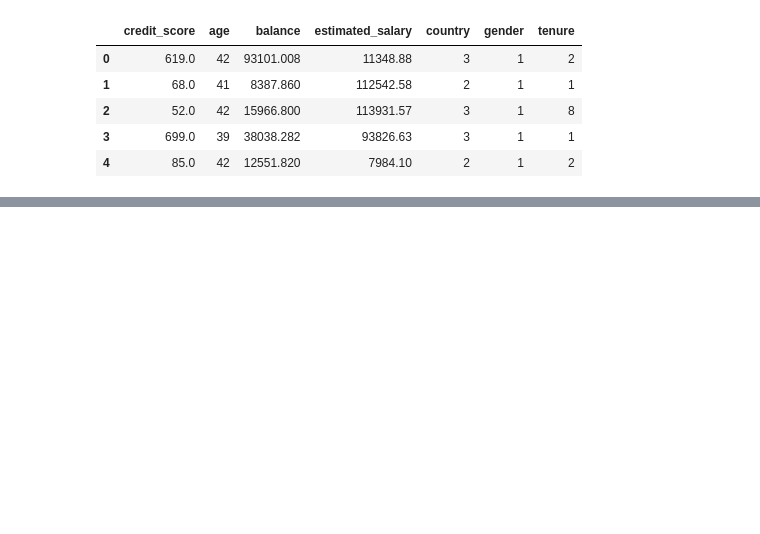
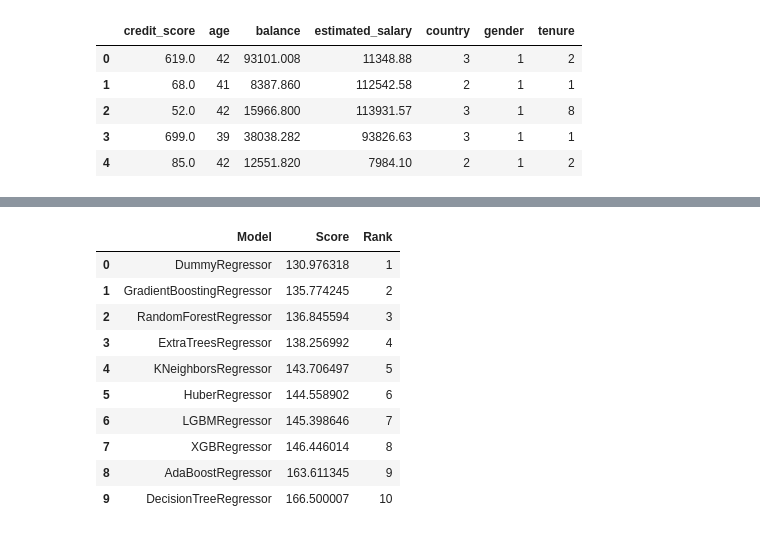
Before and after one commit to kimerajoseph/MSc_Data_Science, a Jupyter notebook: pycaret_trial.ipynb, the cells around one changed output, grey strips where cells are left out. Cells and saved outputs as stored; diff of their text form; code cells hidden in the pictures; blank space fills up the shorter version.

```diff
--- a/pycaret_trial.ipynb
+++ b/pycaret_trial.ipynb
@@ -59,2 +99,27 @@ best = compare_models()
+# %%
+# Create DataFrame
+df = pd.DataFrame(results, columns=['Model', 'Score'])
+
+# If you want to display model names as strings instead of objects:
+df['Model'] = df['Model'].apply(lambda x: x.__class__.__name__)
+
+# Sort DataFrame by Score (ascending — lower score is better)
+df_sorted = df.sort_values(by='Score', ascending=True).reset_index(drop=True)
+
+# Add a Rank column
+df_sorted['Rank'] = df_sorted['Score'].rank(method='min', ascending=True).astype(int)
+df_sorted
+# %% [output]
+|  | Model | Score | Rank |
+| 0 | DummyRegressor | 130.976318 | 1 |
+| 1 | GradientBoostingRegressor | 135.774245 | 2 |
+| 2 | RandomForestRegressor | 136.845594 | 3 |
+| 3 | ExtraTreesRegressor | 138.256992 | 4 |
+| 4 | KNeighborsRegressor | 143.706497 | 5 |
+| 5 | HuberRegressor | 144.558902 | 6 |
+| 6 | LGBMRegressor | 145.398646 | 7 |
+| 7 | XGBRegressor | 146.446014 | 8 |
+| 8 | AdaBoostRegressor | 163.611345 | 9 |
+| 9 | DecisionTreeRegressor | 166.500007 | 10 |
 # %%
 # check feature importance
```
Also changed, not shown: parts of 3 cells of this notebook, 1 other file.
